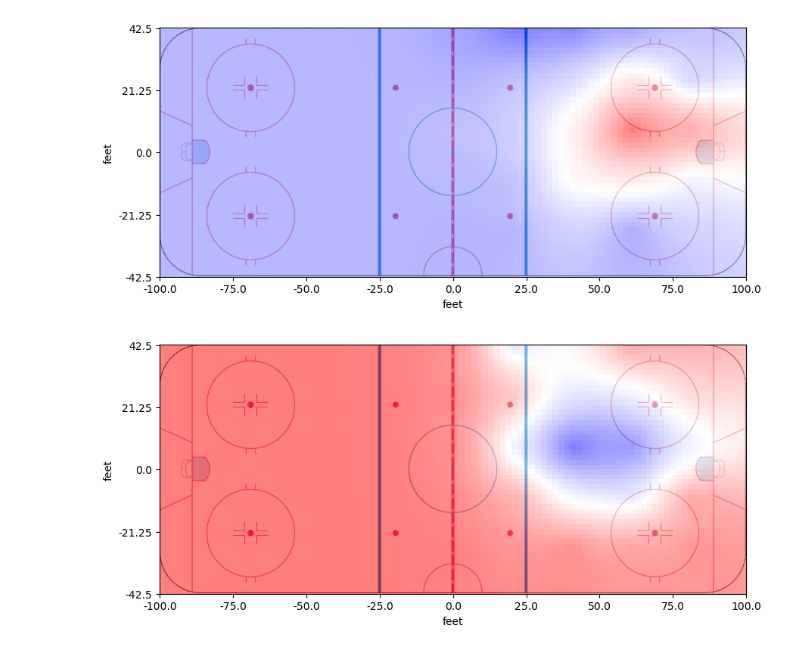
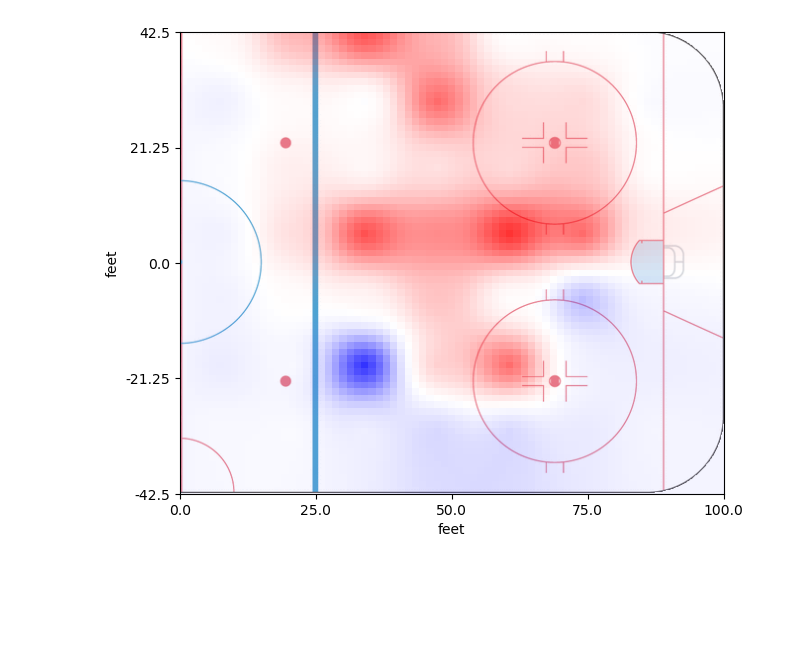
Before and after one commit to AbdelhamidRouatbi/data-science-code, a Jupyter notebook: notebooks/AdvancedViz.ipynb, the cells around one changed output. Saved outputs shown, nothing was run; the diff lists cells and outputs as text; code cells hidden in the pictures; blank space fills up the shorter version.

```diff
--- a/notebooks/AdvancedViz.ipynb
+++ b/notebooks/AdvancedViz.ipynb
@@ -10,13 +10,13 @@ import time
 class AdvancedViz():
 
     def __init__(self, data_path = "../ift6758/data/tidy/all_seasons_combined.csv", rink_img = "../figures/nhl_rink.png"):
-        self._data = pd.read_csv(data_path)
+        self._data = pd.read_csv(data_path).dropna(subset=['x_coord', 'y_coord'])
         self._rink_img = mpimg.imread(rink_img)
-        self._n_xbins = 10
-        self._n_ybins = 5
+        self._n_xbins = 15
+        self._n_ybins = 7
         self._smoothing_factor = 10
 
-        #self._data.loc[self._data["x_coord"] > 0, "y_coord"] *= -1
+        self._data.loc[self._data["x_coord"] > 0, "y_coord"] *= -1
         self._data["x_coord"] = np.abs(self._data["x_coord"])
 
         self._data["xbin"] = np.digitize(self._data["x_coord"], np.linspace(-100, 100, self._n_xbins+1)) - 1
@@ -59,7 +59,7 @@ class AdvancedViz():
         return self.self._data.groupby(["team_name", "season"]).get_group((team, season))
 
 
-    def draw_heatmap(self, team, season):
+    def draw_heatmap(self, team, season, variance=1):
 
         def cartesian_mat(x,y):
             return np.sum((x-y)**2, axis=1)**0.5
@@ -85,7 +85,7 @@ class AdvancedViz():
         for x, y in np.ndindex(heatmap.shape):
             team_avg = self._avg_shot_per_hour(season, x, y, team)
             avg = self._avg_shot_per_hour(season, x, y)
-            heatmap[x,y] = avg - team_avg
+            heatmap[x,y] = team_avg - avg
 
         x, y = np.indices(heatmap.shape)
         heatmap = np.column_stack((x.ravel(), y.ravel(), heatmap.ravel()))
@@ -99,7 +99,7 @@ class AdvancedViz():
 
         for x in heatmap_smooth:
             distance_mat = cartesian_mat(x[:2], heatmap[:,0:2])
-            weights = gaussian(distance_mat,0.3)
+            weights = gaussian(distance_mat,variance)
             x[2] = np.sum(heatmap[:,2]*weights) / np.sum(weights)
 
         def drawBin(x, y, value, vmax = 1, vmin = -1):
@@ -113,13 +113,15 @@ class AdvancedViz():
                 "blue_white_red", ["blue", "white", "red"]
             )
             color = cmap(norm)
-            rect = patches.Rectangle((rect_x, rect_y), rect_xSize, rect_ySize, linewidth = 0, edgecolor = color, facecolor = color, alpha = 0.5)
+            rect = patches.Rectangle((rect_x, rect_y), rect_xSize, rect_ySize, linewidth = 0, edgecolor = color, facecolor = color, alpha = 0.3 + abs(norm - 0.5))
             plt.gca().add_patch(rect)
 
         vmin = np.min(heatmap_smooth[:,2])
         vmax = np.max(heatmap_smooth[:,2])
         for x in heatmap_smooth:
             drawBin(x[0], x[1], x[2], vmax, vmin)
+
+        plt.xlim(self._rink_width_pixel/2.0, self._rink_width_pixel)
         plt.show()
 
     def test(self):
@@ -132,8 +134,7 @@ class AdvancedViz():
 # %%
 viz = AdvancedViz()
 team = "Colorado Avalanche"
-viz.draw_heatmap(team, 2016)
-viz.draw_heatmap(team, 2020)
+viz.draw_heatmap(team, 2020, 0.15)
+#viz.draw_heatmap(team, 2020, 0.2)
 # %% [output]
-[figure, old version]
+[figure, new version]
-[figure, removed]
```
